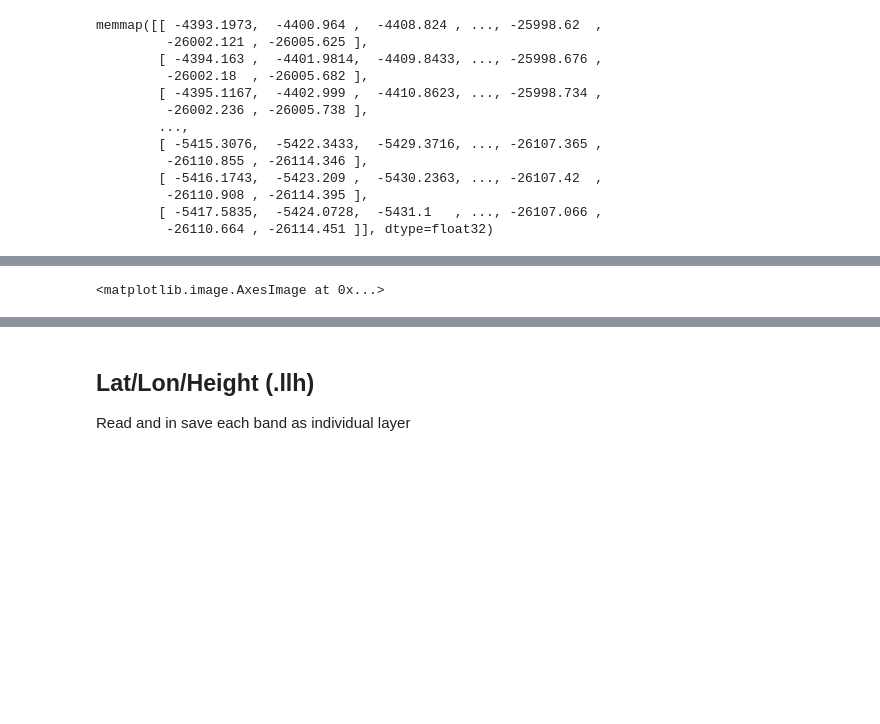
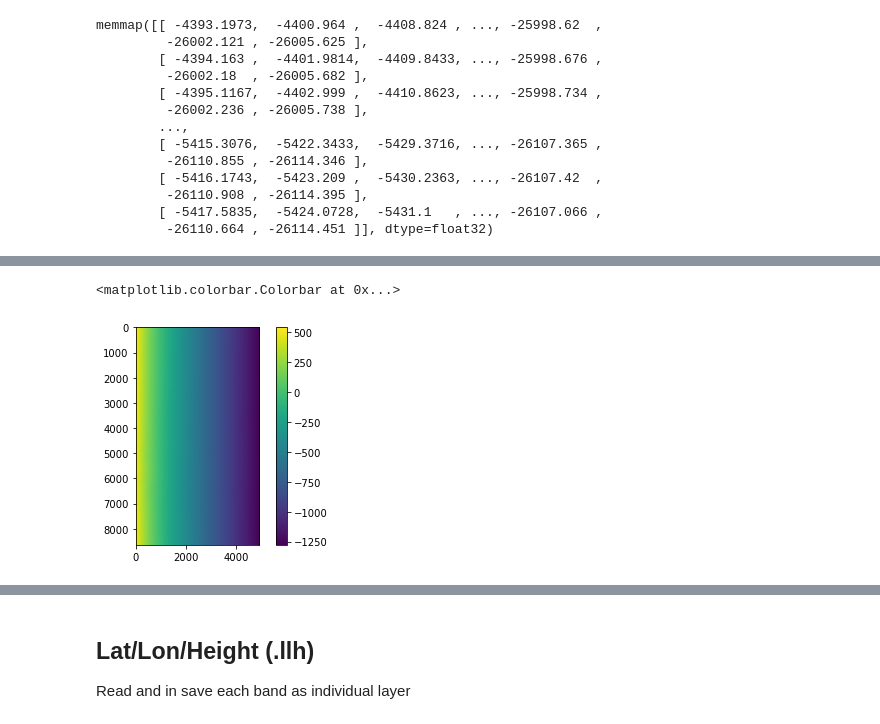
Before and after one commit to jacktarricone/uavsar_scripts, a Jupyter notebook: uavsar_slc_geoloc.ipynb, the cells around one changed output, grey strips where cells are left out. Saved outputs shown, nothing was run; the diff lists cells and outputs as text; code cells hidden in the pictures; blank space fills up the shorter version.

```diff
--- a/uavsar_slc_geoloc.ipynb
+++ b/uavsar_slc_geoloc.ipynb
@@ -199,9 +201,11 @@ plt.imshow(check) # yup
 # %%
 # north
 north = lvk_open[:,:,1] # slice nroth first layer
 plt.imshow(north)
+plt.colorbar()
 # %% [output]
-<matplotlib.image.AxesImage at 0x...>
+<matplotlib.colorbar.Colorbar at 0x...>
+[figure, added]
 # %%
 # save north layer
 north_hdr = os.path.join(folder, 'north.lvk.hdr') # change name
```
Also changed, not shown: parts of 12 cells of this notebook.
